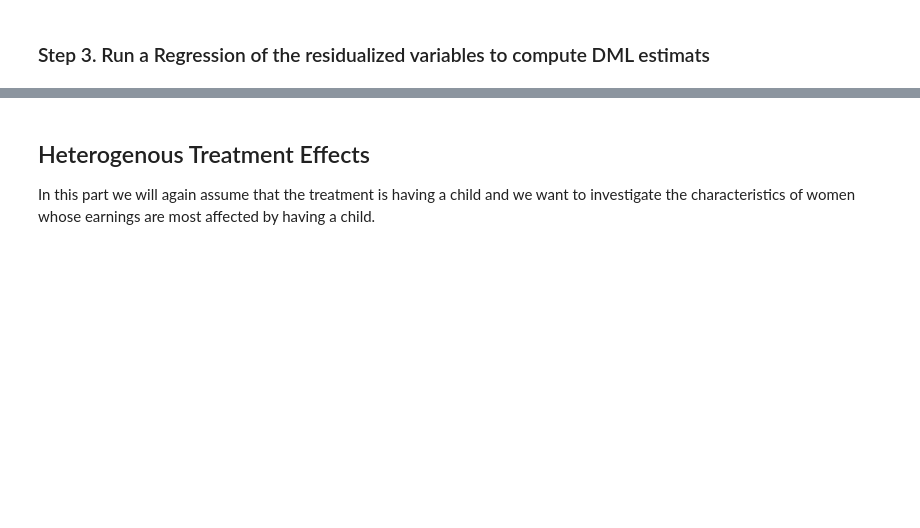
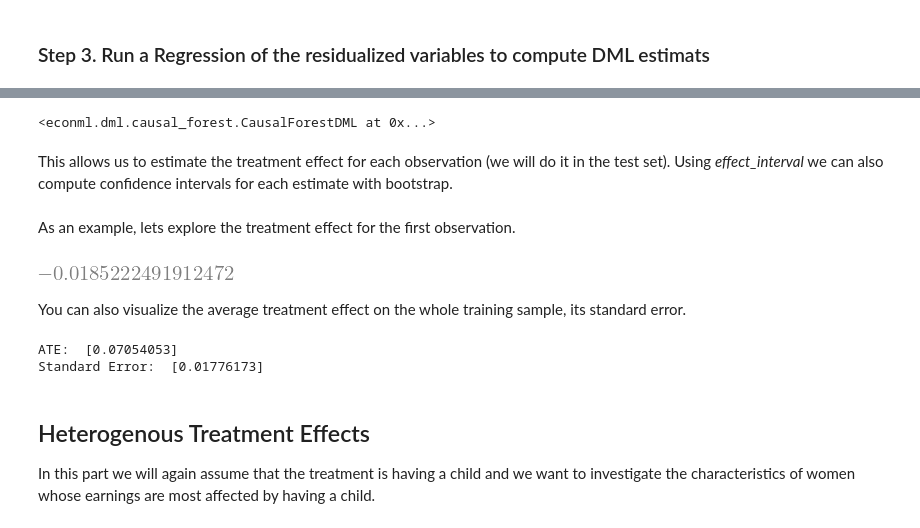
Before and after one commit to elliottash/robot_judge_2021, a Jupyter notebook: notebooks/06-ML-and-causal-inference-post-ta.ipynb, the cells around one changed output, grey strips where cells are left out. Drawn from its saved outputs; the diff is of its cells as text; code cells hidden in the pictures; blank space fills up the shorter version.

```diff
--- a/notebooks/06-ML-and-causal-inference-post-ta.ipynb
+++ b/notebooks/06-ML-and-causal-inference-post-ta.ipynb
@@ -447,0 +481,5 @@ Standard errors in parentheses.
+# %%
+from sklearn.model_selection import train_test_split
+from sklearn.metrics import (f1_score, mean_squared_error)
+
+X_tr, X_ts, D_tr, D_ts, y_tr, y_ts= train_test_split(X, D, y, test_size=0.2)
@@ -448,3 +491,39 @@ Standard errors in parentheses.
+# %%
+# Use defaults
+est = CausalForestDML()
+# Or specify hyperparameters
+est = CausalForestDML(criterion='mse', n_estimators=500,
+                      min_samples_leaf=10,
+                      max_depth=10, max_samples=0.5,
+                      discrete_treatment=True,
+                      model_t=LogisticRegression(), model_y=Lasso())
+# %%
+est.fit(y_tr,D_tr, X=X_tr)
+# %% [output]
+<econml.dml.causal_forest.CausalForestDML at 0x...>
+# %% [markdown]
+This allows us to estimate the treatment effect for each observation (we will do it in the test set). Using *effect_interval* we can also compute confidence intervals for each estimate with bootstrap.
+# %%
+# treatment effect for each test-set observation
+treatment_effects = est.effect(X_ts)
+
+
+# Confidence intervals via Bootstrap-of-Little-Bags for forests
+lb, ub = est.effect_interval(X_ts, alpha=0.05)
+# %% [markdown]
+As an example, lets explore the treatment effect for the first observation.
+# %%
+treatment_effects[0]
+# %% [output]
+[figure, added]
+# %% [markdown]
+You can also visualize the average treatment effect on the whole training sample, its standard error.
+# %%
+print("ATE: ", est.ate_)
+print("Standard Error: ", est.ate_stderr_)
+# %% [output]
+ATE:  [0.07054053]
+Standard Error:  [0.01776173]
 # %% [markdown]
 ## Heterogenous Treatment Effects
 
```
Also changed, not shown: parts of 29 cells of this notebook.
